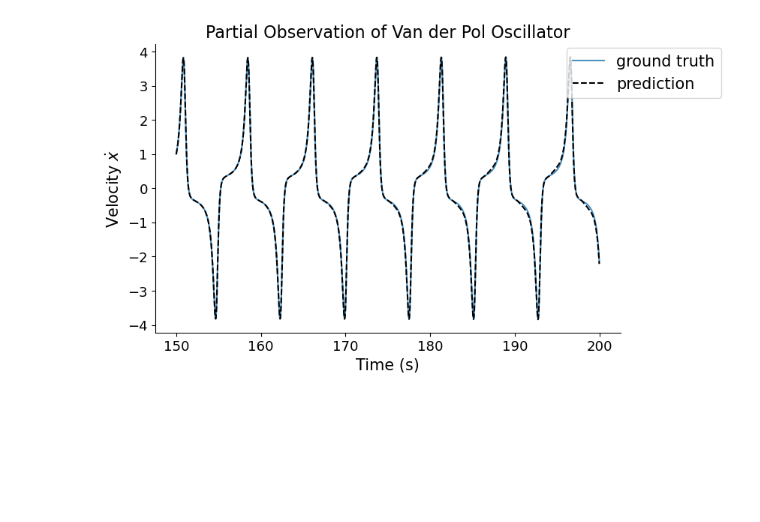
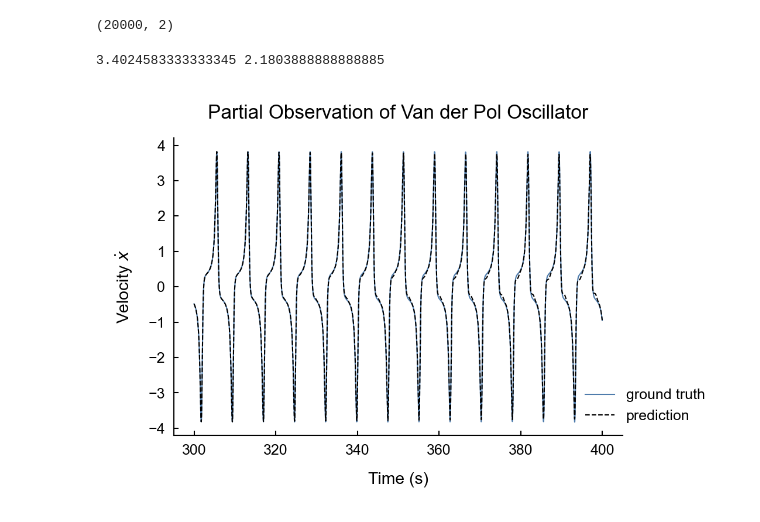
Before and after one commit to adamjeisen/ChaoticConsciousness, a Jupyter notebook: _jupyter/Figure 2 - Methods.ipynb, the cells around one changed output. Cells and saved outputs as stored; diff of their text form; code cells hidden in the pictures; blank space fills up the shorter version.

```diff
--- a/_jupyter/Figure 2 - Methods.ipynb
+++ b/_jupyter/Figure 2 - Methods.ipynb
@@ -1,4 +1,5 @@
 # %%
+from matplotlib import font_manager
 import matplotlib.pyplot as plt
 import numpy as np
 import os
@@ -8,9 +9,14 @@ import sys
 
 sys.path.append('../../DeLASE')
 from delase import *
+
+plt.style.use('../sci_style.py')
+font_path = "/om2/user/eisenaj/miniforge3/envs/communication-transformer/fonts/arial.ttf"
+font_manager.fontManager.addfont(font_path)
+prop = font_manager.FontProperties(fname=font_path)
 # %%
-# image_save_dir = "/scratch2/weka/millerlab/eisenaj/ChaoticConsciousness/images"
-image_save_dir = "/scratch2/weka/millerlab/eisenaj/DMRSA/images"
+image_save_dir = "/scratch2/weka/millerlab/eisenaj/ChaoticConsciousness/images/main"
+# image_save_dir = "/scratch2/weka/millerlab/eisenaj/DMRSA/images"
 # %%
 def lorenz(t, pt, rho=28, beta=8/3, sigma=10):
     x, y, z = pt[0], pt[1], pt[2]
@@ -112,7 +121,9 @@ def vdp(x, t, mu):
     dx[1] = mu*(1 - x[0]**2)*x[1] - x[0]
     return dx
 # %%
-t_span = [0, 200]
-dt = 0.01
+np.random.seed(41)
+t_span = [0, 400]
+dt = 0.02
 t_eval = np.arange(t_span[0], t_span[1], dt)
+# y0 = [-1, 1]
 sol = solve_ivp(lambda t, x: vdp(x, t, mu=2), y0=np.random.randn(2), t_eval=t_eval, t_span=t_span)
@@ -134,22 +130,32 @@ plt.show()
 # %%
-delase = DeLASE(sol.y.T[:15000, [1]], n_delays=1000)
+delase = DeLASE(sol.y.T[5000:15000, [1]], n_delays=500)
+# %%
+sol.y.T.shape
+# %% [output]
+(20000, 2)
 # %%
 delase.DMD.fit()
 # %%
 pred = delase.DMD.predict(sol.y.T[15000:, [1]], reseed=sol.y.T[15000:, [1]].shape[0])
 # %%
-plt.figure(figsize=(8, 5))
-plt.plot(t_eval[15000:], sol.y.T[15000:, 1], c='C0', label='ground truth', alpha=0.8)
-plt.plot(t_eval[15000:], pred[:, 0], c='k', label='prediction', linestyle='--')
+plot_length = 5000
+fig = plt.figure(figsize=(3.3, 2.2))
+plt.plot(t_eval[15000:15000 + plot_length], sol.y.T[15000:15000 + plot_length, 1], c=color, label='ground truth')
+plt.plot(t_eval[15000:15000 + plot_length], pred[:plot_length, 0], c='k', label='prediction', linestyle='--')
 plt.plot()
-plt.xlabel('Time (s)', fontsize=15)
-plt.ylabel('Velocity $\dot{x}$', fontsize=15)
-plt.title('Partial Observation of Van der Pol Oscillator', fontsize=16)
-plt.tick_params(labelsize=13)
-ax = plt.gca()
-ax.spines[['right', 'top']].set_visible(False)
-ax.xaxis.set_ticks_position('bottom')
-plt.legend(bbox_to_anchor=(1.05, 0.9), loc='center', ncol=1, fontsize=15)
+plt.xlabel('Time (s)', fontsize=labelsize)
+plt.ylabel('Velocity $\dot{x}$', fontsize=labelsize)
+plt.title('Partial Observation of Van der Pol Oscillator', fontsize=8)
+plt.legend(bbox_to_anchor=(1.05, 0.1), loc='center', ncol=1)
+plt.savefig(os.path.join(image_save_dir, "vdp.pdf"), bbox_inches='tight', transparent=True)
+
+bbox = fig.get_tightbbox(fig.canvas.get_renderer())
+# Calculate width and height of the bounding box in inches
+width_inches = (bbox.x1 - bbox.x0)
+height_inches = (bbox.y1 - bbox.y0)
+print(width_inches, height_inches)
+
 plt.show()
 # %% [output]
+3.4024583333333345 2.1803888888888885
-[figure, old version]
+[figure, new version]
```
Also changed, not shown: parts of 6 cells of this notebook, 12 other files.
